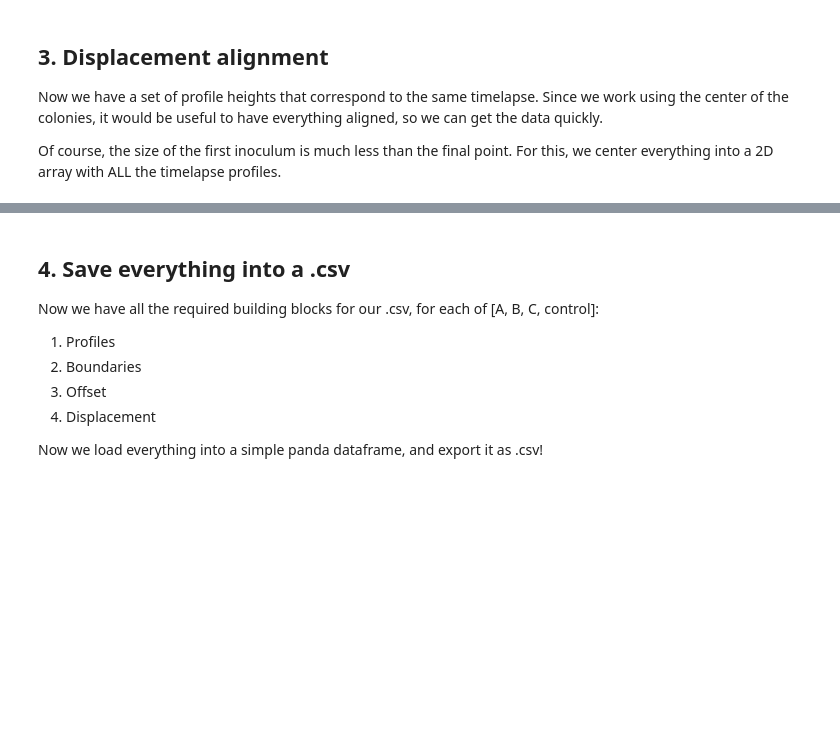
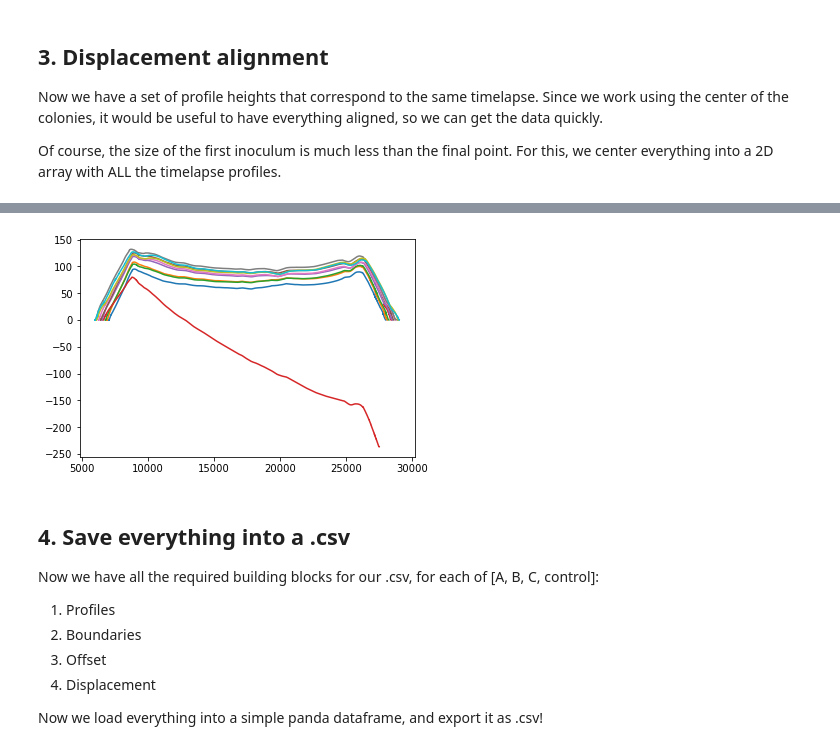
Before and after one commit to pbravoc/biofilm_surface_growth, a Jupyter notebook: data/clean_tutorial.ipynb, the cells around one changed output, grey strips where cells are left out. Saved outputs shown, nothing was run; the diff lists cells and outputs as text; code cells hidden in the pictures; blank space fills up the shorter version.

```diff
--- a/data/clean_tutorial.ipynb
+++ b/data/clean_tutorial.ipynb
@@ -282,4 +299,6 @@ plt.imshow(IMG, aspect=50, clim=(0, 200), origin="lower", cmap="turbo", interpol
 # %%
 plt.figure()
-plt.plot(np.transpose(IMG));
+plt.plot(np.transpose(IMG)[:,30:40]);
+# %% [output]
+[figure, added]
 # %%
```
Also changed, not shown: parts of 12 cells of this notebook, 10 other files.
